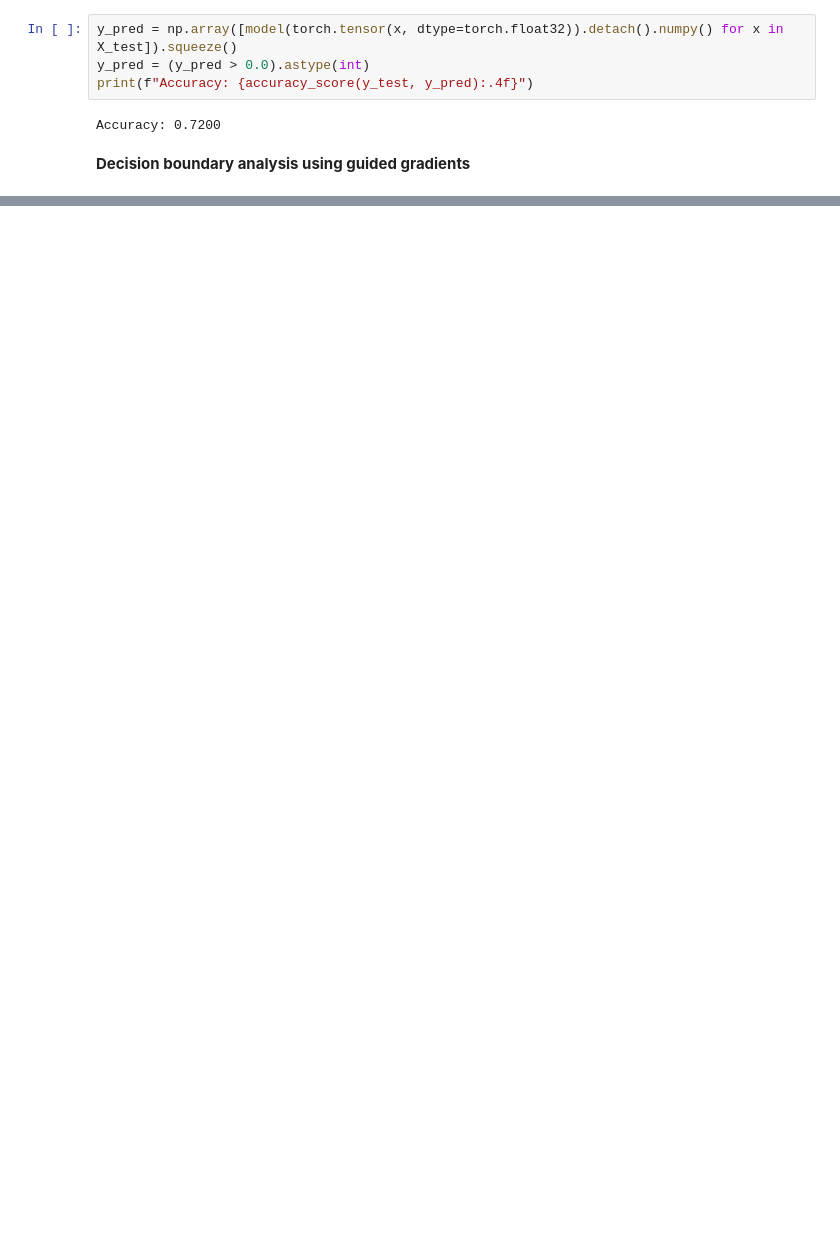
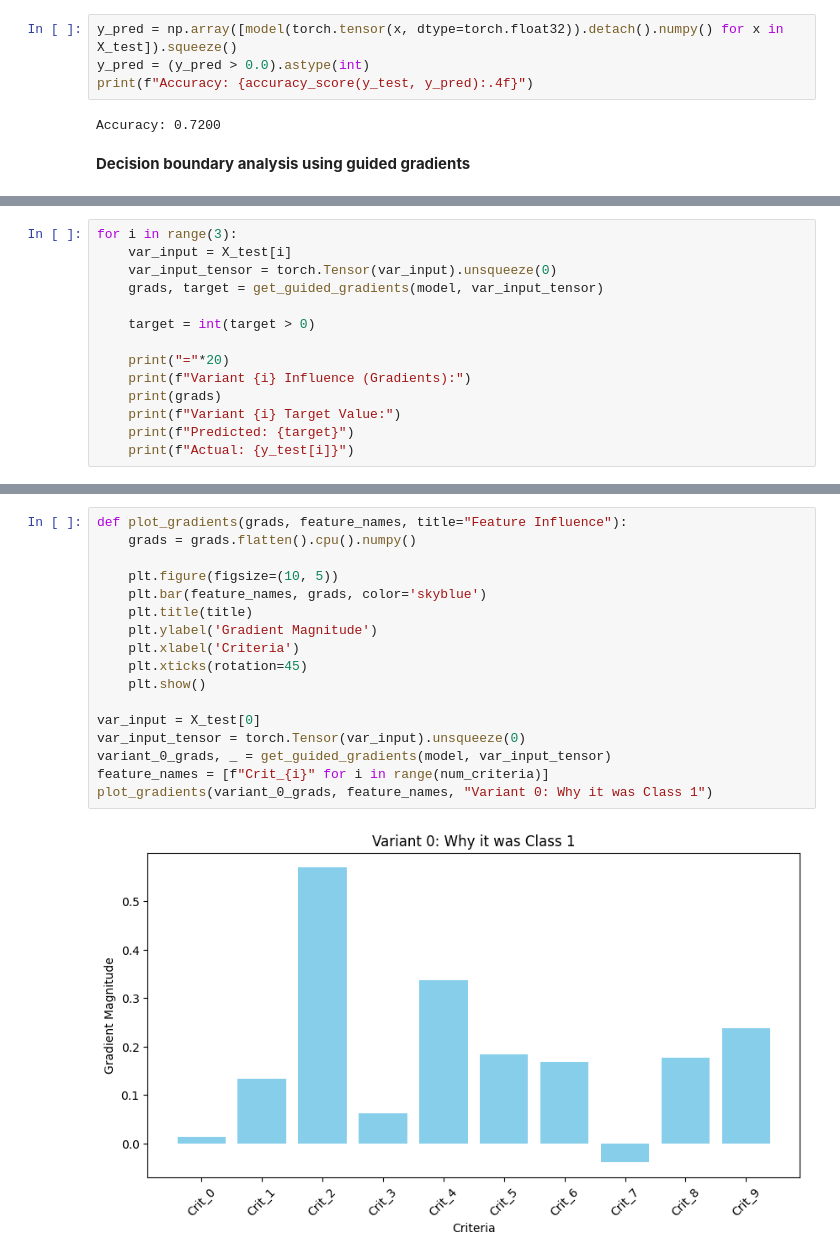
Before and after one commit to Sigmacci/preference-learning, a Jupyter notebook: main.ipynb, the cells around one changed output, grey strips where cells are left out. Cells and saved outputs as stored; diff of their text form; blank space fills up the shorter version.

```diff
--- a/main.ipynb
+++ b/main.ipynb
@@ -435,0 +572,14 @@ New Prediction: 0
+# %%
+for i in range(3):
+    var_input = X_test[i]
+    var_input_tensor = torch.Tensor(var_input).unsqueeze(0)
+    grads, target = get_guided_gradients(model, var_input_tensor)
+
+    target = int(target > 0)
+
+    print("="*20)
+    print(f"Variant {i} Influence (Gradients):")
+    print(grads)
+    print(f"Variant {i} Target Value:")
+    print(f"Predicted: {target}")
+    print(f"Actual: {y_test[i]}")
@@ -435,0 +604,19 @@ New Prediction: 0
+# %%
+def plot_gradients(grads, feature_names, title="Feature Influence"):
+    grads = grads.flatten().cpu().numpy()
+
+    plt.figure(figsize=(10, 5))
+    plt.bar(feature_names, grads, color='skyblue')
+    plt.title(title)
+    plt.ylabel('Gradient Magnitude')
+    plt.xlabel('Criteria')
+    plt.xticks(rotation=45)
+    plt.show()
+
+var_input = X_test[0]
+var_input_tensor = torch.Tensor(var_input).unsqueeze(0)
+variant_0_grads, _ = get_guided_gradients(model, var_input_tensor)
+feature_names = [f"Crit_{i}" for i in range(num_criteria)]
+plot_gradients(variant_0_grads, feature_names, "Variant 0: Why it was Class 1")
+# %% [output]
+[figure, added]
```
Also changed, not shown: parts of 13 cells of this notebook.
